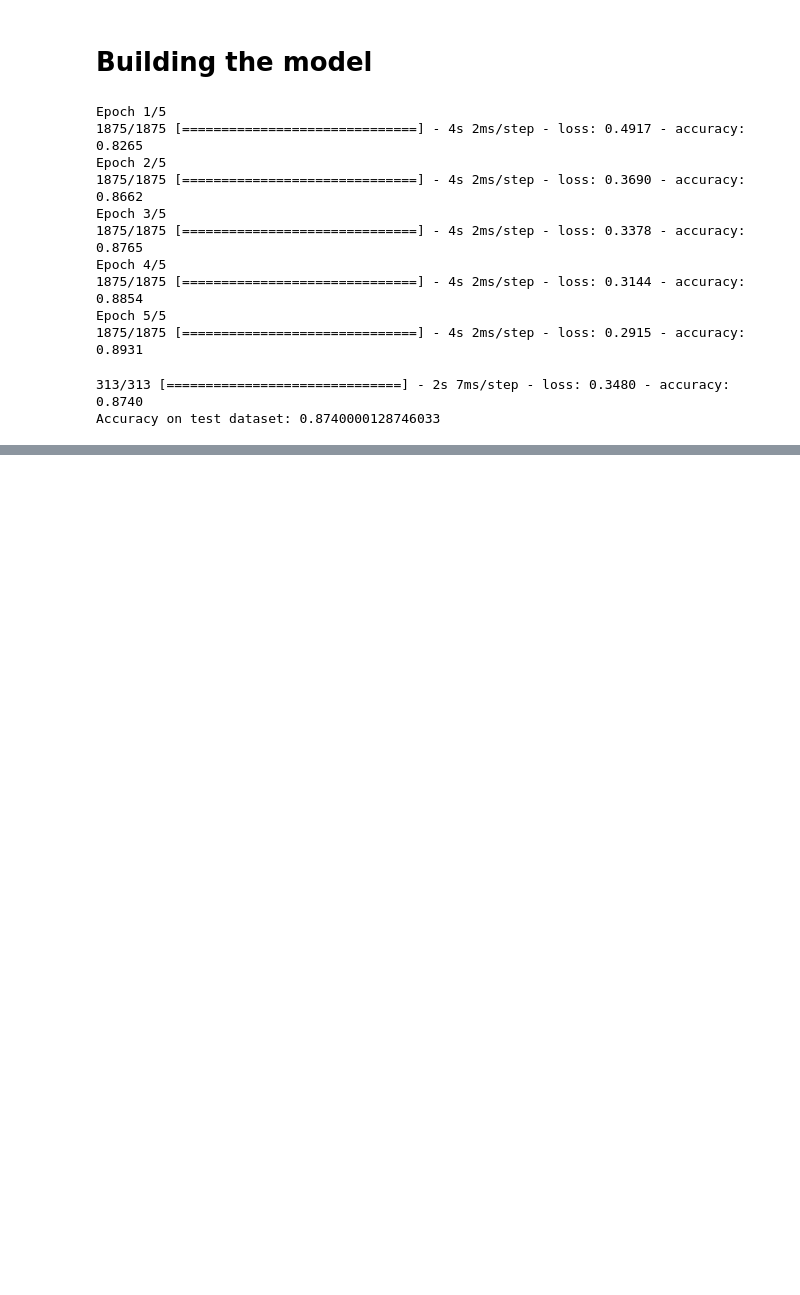
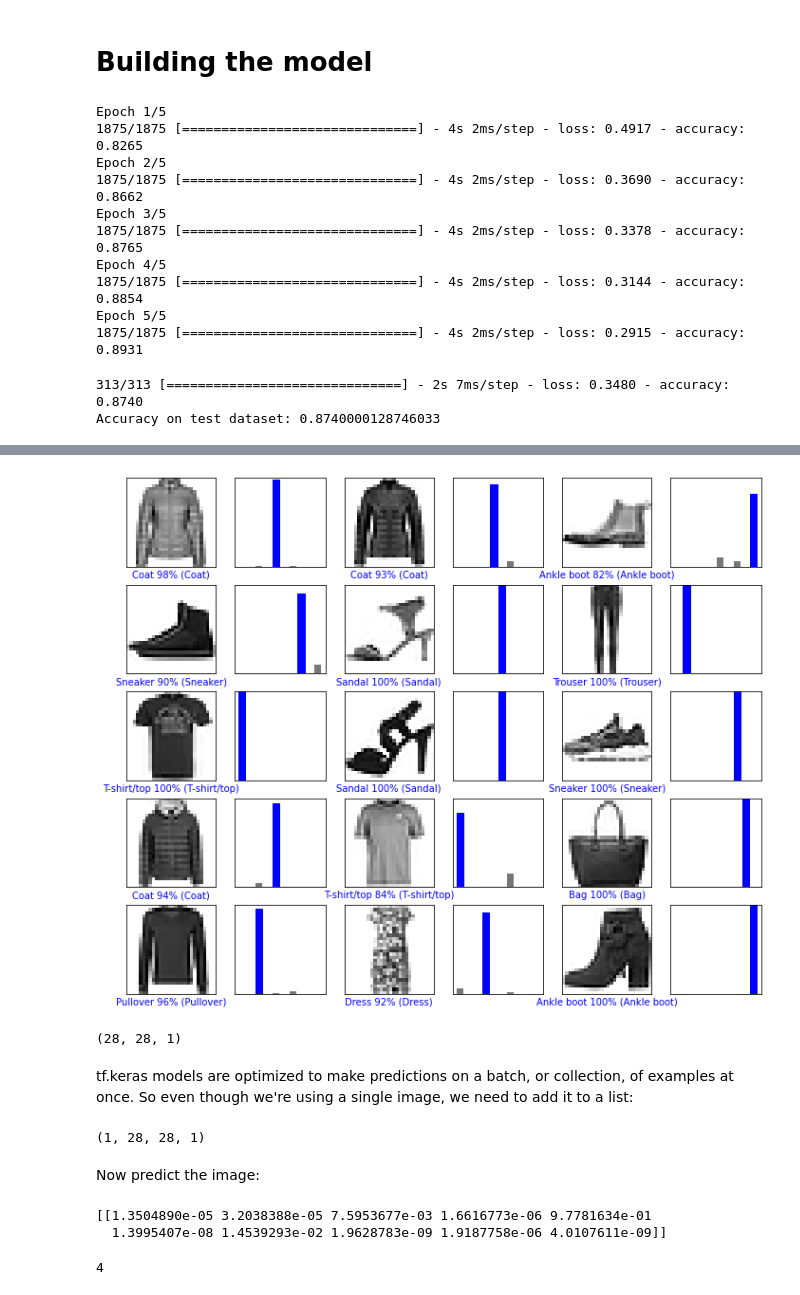
Before and after one commit to marcelounb/tensorflow_udacity, a Jupyter notebook: 01_fashion_mnist.ipynb, the cells around one changed output, grey strips where cells are left out. Saved outputs shown, nothing was run; the diff lists cells and outputs as text; code cells hidden in the pictures; blank space fills up the shorter version.

```diff
--- a/01_fashion_mnist.ipynb
+++ b/01_fashion_mnist.ipynb
@@ -155,0 +222,43 @@ Accuracy on test dataset: 0.8740000128746033
+# %%
+# Plot the first X test images, their predicted label, and the true label
+# Color correct predictions in blue, incorrect predictions in red
+num_rows = 5
+num_cols = 3
+num_images = num_rows*num_cols
+plt.figure(figsize=(2*2*num_cols, 2*num_rows))
+for i in range(num_images):
+  plt.subplot(num_rows, 2*num_cols, 2*i+1)
+  plot_image(i, predictions, test_labels, test_images)
+  plt.subplot(num_rows, 2*num_cols, 2*i+2)
+  plot_value_array(i, predictions, test_labels)
+# %% [output]
+[figure, added]
+# %%
+# Grab an image from the test dataset
+img = test_images[0]
+
+print(img.shape)
+# %% [output]
+(28, 28, 1)
+# %% [markdown]
+tf.keras models are optimized to make predictions on a batch, or collection, of examples at once. So even though we're using a single image, we need to add it to a list:
+# %%
+# Add the image to a batch where it's the only member.
+img = np.array([img])
+
+print(img.shape)
+# %% [output]
+(1, 28, 28, 1)
+# %% [markdown]
+Now predict the image:
+# %%
+predictions_single = model.predict(img)
+
+print(predictions_single)
+# %% [output]
+[[1.3504890e-05 3.2038388e-05 7.5953677e-03 1.6616773e-06 9.7781634e-01
+  1.3995407e-08 1.4539293e-02 1.9628783e-09 1.9187758e-06 4.0107611e-09]]
+# %%
+np.argmax(predictions_single[0])
+# %% [output]
+4
```
Also changed, not shown: parts of 9 cells of this notebook.
